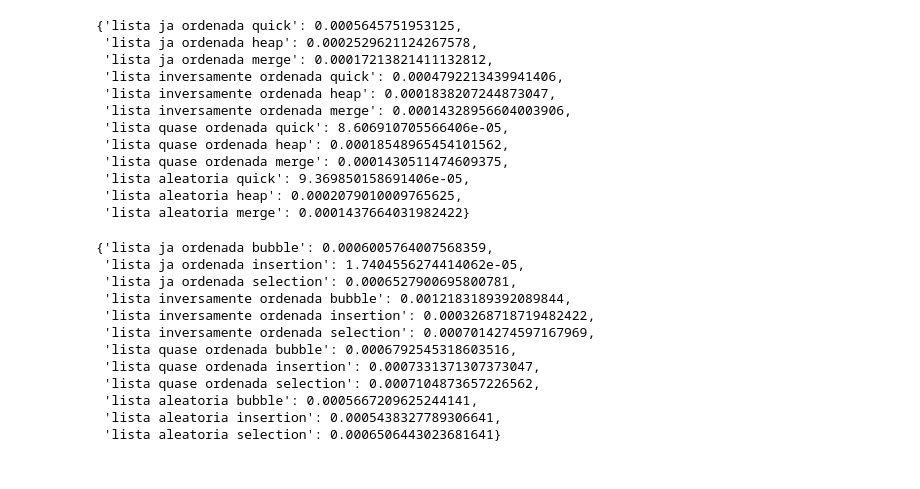
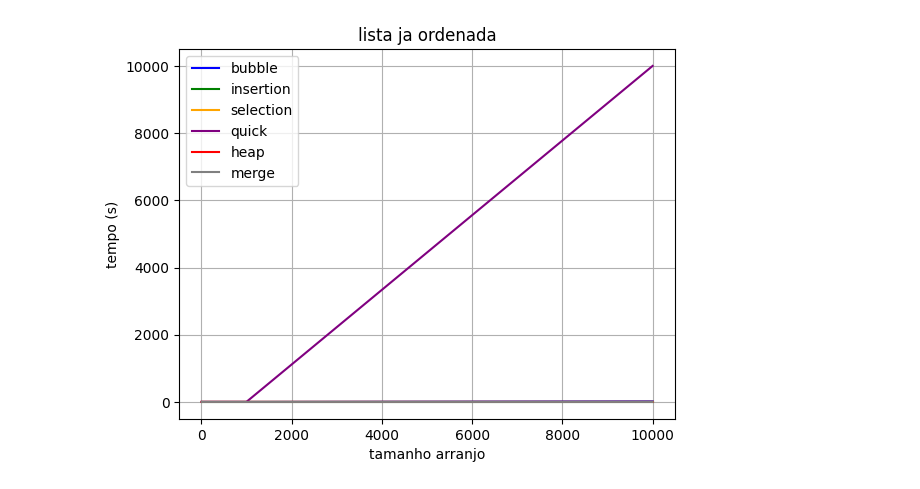
Before and after one commit to Lazarogsc/ordenacao, a Jupyter notebook: app.ipynb, the cells around one changed output. Saved outputs shown, nothing was run; the diff lists cells and outputs as text; code cells hidden in the pictures.

```diff
--- a/app.ipynb
+++ b/app.ipynb
@@ -24,0 +9,4 @@ Tempo de execução lista aleatoria merge: 0.00012421607971191406
+# %%
+sizes = [10, 100, 1000, 10000]
+# %%
+res1 = [algoritmos_eficientes(size) for size in sizes]
@@ -25,3 +31,3 @@ Tempo de execução lista aleatoria merge: 0.00012421607971191406
 # %%
-res2 = algoritmos_nao_eficientes()
+res2 = [algoritmos_nao_eficientes(size) for size in sizes]
 # %% [output]
@@ -45,30 +51,42 @@ Tempo de execução lista aleatoria selection: 0.0006506443023681641
-# %%
-res1
-# %% [output]
-{'lista ja ordenada quick': 0.0005645751953125,
- 'lista ja ordenada heap': 0.0002529621124267578,
- 'lista ja ordenada merge': 0.00017213821411132812,
- 'lista inversamente ordenada quick': 0.0004792213439941406,
- 'lista inversamente ordenada heap': 0.0001838207244873047,
- 'lista inversamente ordenada merge': 0.00014328956604003906,
- 'lista quase ordenada quick': 8.606910705566406e-05,
- 'lista quase ordenada heap': 0.00018548965454101562,
- 'lista quase ordenada merge': 0.0001430511474609375,
- 'lista aleatoria quick': 9.369850158691406e-05,
- 'lista aleatoria heap': 0.0002079010009765625,
- 'lista aleatoria merge': 0.0001437664031982422}
-# %%
-res2
-# %% [output]
-{'lista ja ordenada bubble': 0.0006005764007568359,
- 'lista ja ordenada insertion': 1.7404556274414062e-05,
- 'lista ja ordenada selection': 0.0006527900695800781,
- 'lista inversamente ordenada bubble': 0.0012183189392089844,
- 'lista inversamente ordenada insertion': 0.0003268718719482422,
- 'lista inversamente ordenada selection': 0.0007014274597167969,
- 'lista quase ordenada bubble': 0.0006792545318603516,
- 'lista quase ordenada insertion': 0.0007331371307373047,
- 'lista quase ordenada selection': 0.0007104873657226562,
- 'lista aleatoria bubble': 0.0005667209625244141,
- 'lista aleatoria insertion': 0.0005438327789306641,
- 'lista aleatoria selection': 0.0006506443023681641}
+# %%
+# Data for plotting
+t = sizes
+bubble = [p['ordenada_buble'] for p in res2]
+insertion = [p['ordenada_insertion'] for p in res2]
+selection = [p['ordenada_selection'] for p in res2]
+quick = [p['ordenada_quick'] for p in res1]
+heap = [p['ordenada_heap'] for p in res1]
+merge = [p['ordenada_merge'] for p in res1]
+# %%
+# Data for plotting
+
+
+fig, ax = plt.subplots()
+
+# bubble
+ax.plot(t, bubble, label='bubble', color='blue')
+
+#insertion
+ax.plot(t, insertion, label = 'insertion', color='green')
+
+# selection
+ax.plot(t, selection, label = 'selection', color='orange')
+
+# quick
+ax.plot(t, quick, label = 'quick', color='purple')
+
+# heap
+ax.plot(t, heap, label = 'heap', color='red')
+
+# merge
+ax.plot(t, merge, label = 'merge', color='grey')
+
+ax.set(xlabel='tamanho arranjo', ylabel='tempo (s)',
+       title='lista ja ordenada')
+ax.grid()
+
+fig.savefig("test.png")
+plt.legend()
+plt.show()
+# %% [output]
+[figure, added]
```
Also changed, not shown: parts of 10 cells of this notebook, 3 other files.
